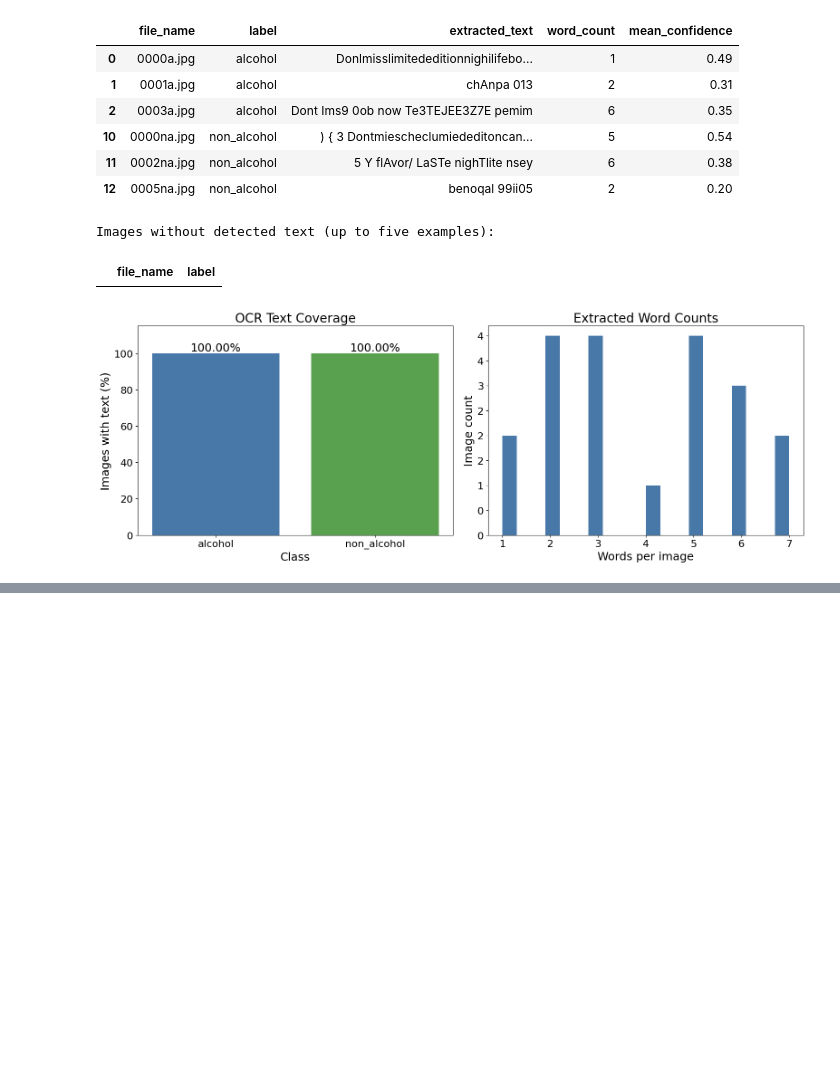
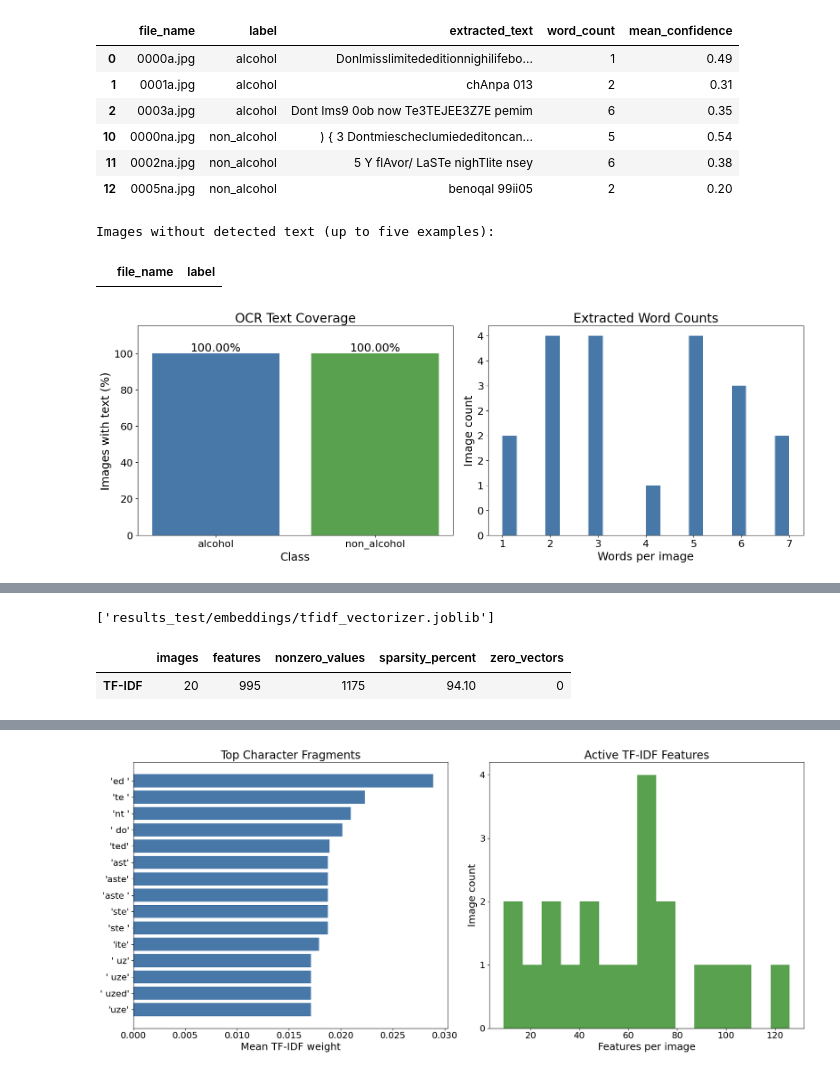
Before and after one commit to AmitNG2000/photo-text-alcohol-classifier, a Jupyter notebook: data_exploration_ocr.ipynb, the cells around one changed output, grey strips where cells are left out. Cells and saved outputs as stored; diff of their text form; code cells hidden in the pictures; blank space fills up the shorter version.

```diff
--- a/data_exploration_ocr.ipynb
+++ b/data_exploration_ocr.ipynb
@@ -363,0 +373,6 @@ Images without detected text (up to five examples):
+# %%
+EMBEDDING_RESULTS_DIR = RESULTS_DIR / "embeddings"
+TFIDF_RESULTS_DIR = EMBEDDING_RESULTS_DIR / "tfidf"
+BERT_RESULTS_DIR = EMBEDDING_RESULTS_DIR / "bert"
+TFIDF_RESULTS_DIR.mkdir(parents=True, exist_ok=True)
+BERT_RESULTS_DIR.mkdir(parents=True, exist_ok=True)
@@ -363,0 +432,73 @@ Images without detected text (up to five examples):
+# %%
+tfidf_embeddings, tfidf_vectorizer = create_tfidf_embeddings(embedding_texts)
+sparse.save_npz(
+    TFIDF_RESULTS_DIR / "tfidf_embeddings.npz", tfidf_embeddings
+)
+joblib.dump(tfidf_vectorizer, TFIDF_RESULTS_DIR / "tfidf_vectorizer.joblib")
+# %% [output]
+['results_test/embeddings/tfidf_vectorizer.joblib']
+# %%
+tfidf_summary = pd.DataFrame(
+    {
+        "images": [tfidf_embeddings.shape[0]],
+        "features": [tfidf_embeddings.shape[1]],
+        "nonzero_values": [tfidf_embeddings.nnz],
+        "sparsity_percent": [
+            (1 - tfidf_embeddings.nnz / np.prod(tfidf_embeddings.shape)) * 100
+        ],
+        "zero_vectors": [
+            np.count_nonzero(tfidf_embeddings.getnnz(axis=1) == 0)
+        ],
+    },
+    index=["TF-IDF"],
+)
+tfidf_features = pd.DataFrame(
+    {
+        "feature_index": np.arange(tfidf_embeddings.shape[1]),
+        "character_fragment": tfidf_vectorizer.get_feature_names_out(),
+        "idf": tfidf_vectorizer.idf_,
+        "mean_tfidf": np.asarray(tfidf_embeddings.mean(axis=0)).ravel(),
+    }
+)
+top_features = tfidf_features.nlargest(15, "mean_tfidf")
+preview_features = top_features["feature_index"].head(8).to_numpy()
+
+display(tfidf_summary)
+display(top_features)
+display(embedding_metadata.head())
+display(
+    pd.DataFrame(
+        tfidf_embeddings[:5, preview_features].toarray(),
+        index=embedding_metadata["file_name"].head(5),
+        columns=tfidf_vectorizer.get_feature_names_out()[preview_features],
+    )
+)
+tfidf_summary.to_csv(TFIDF_RESULTS_DIR / "tfidf_summary.csv", index=False)
+tfidf_features.to_csv(TFIDF_RESULTS_DIR / "tfidf_features.csv", index=False)
+
+fig, axes = plt.subplots(1, 2, figsize=(18, 8))
+axes[0].barh(
+    [repr(fragment) for fragment in top_features["character_fragment"]],
+    top_features["mean_tfidf"],
+    color="#4878A8",
+)
+axes[0].invert_yaxis()
+axes[0].set(title="Top Character Fragments", xlabel="Mean TF-IDF weight")
+axes[0].xaxis.set_major_formatter(StrMethodFormatter("{x:,.3f}"))
+axes[1].hist(tfidf_embeddings.getnnz(axis=1), bins=15, color="#59A14F")
+axes[1].set(
+    title="Active TF-IDF Features",
+    xlabel="Features per image",
+    ylabel="Image count",
+)
+axes[1].xaxis.set_major_formatter(StrMethodFormatter("{x:,.0f}"))
+axes[1].yaxis.set_major_locator(MaxNLocator(integer=True))
+axes[1].yaxis.set_major_formatter(StrMethodFormatter("{x:,.0f}"))
+fig.tight_layout()
+fig.savefig(
+    TFIDF_RESULTS_DIR / "tfidf_statistics.png", dpi=150, bbox_inches="tight"
+)
+plt.show()
+# %% [output]
+|  | images | features | nonzero_values | sparsity_percent | zero_vectors |
+| TF-IDF | 20 | 995 | 1175 | 94.10 | 0 |
@@ -363,0 +534 @@ Images without detected text (up to five examples):
+[figure, added]
```
Also changed, not shown: parts of 12 cells of this notebook, 14 other files.
